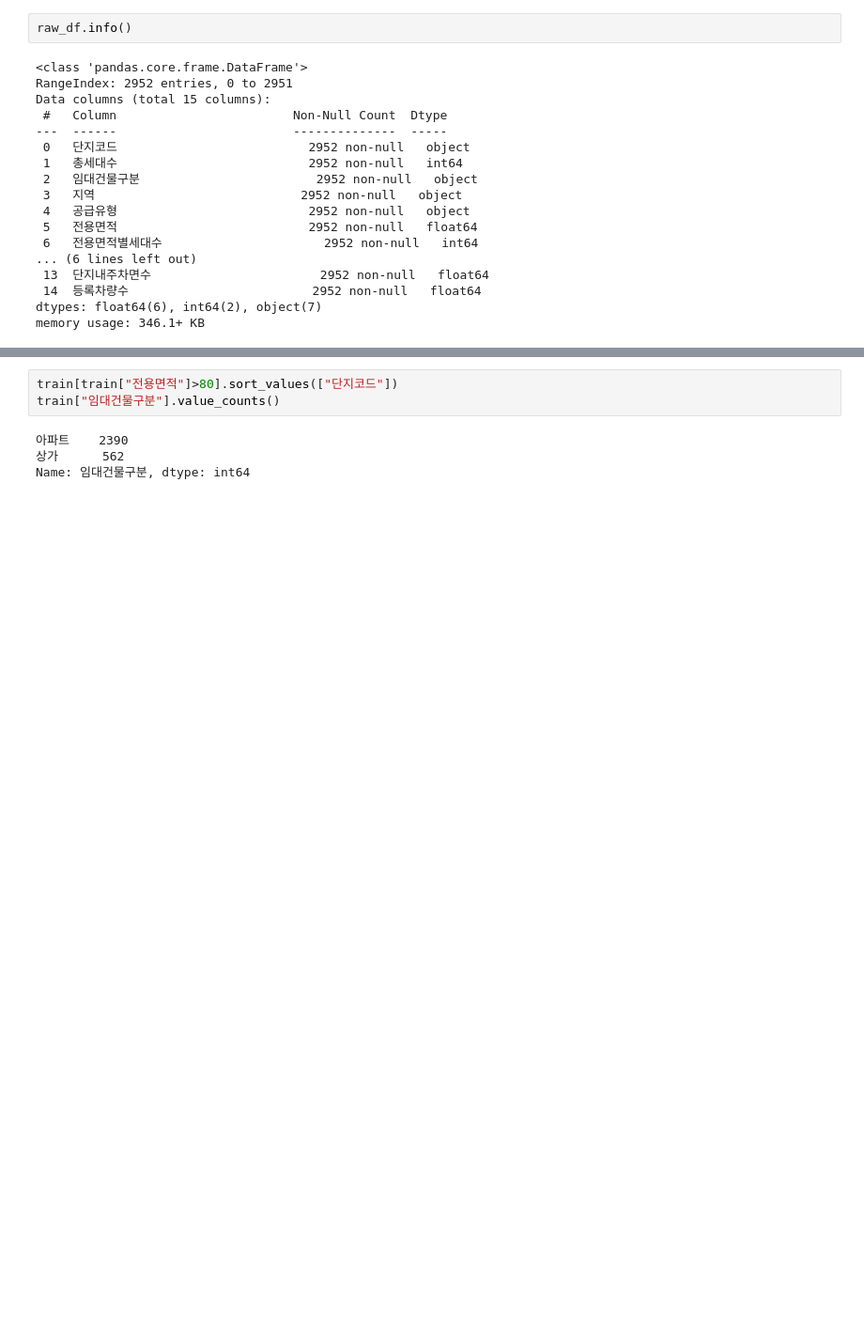
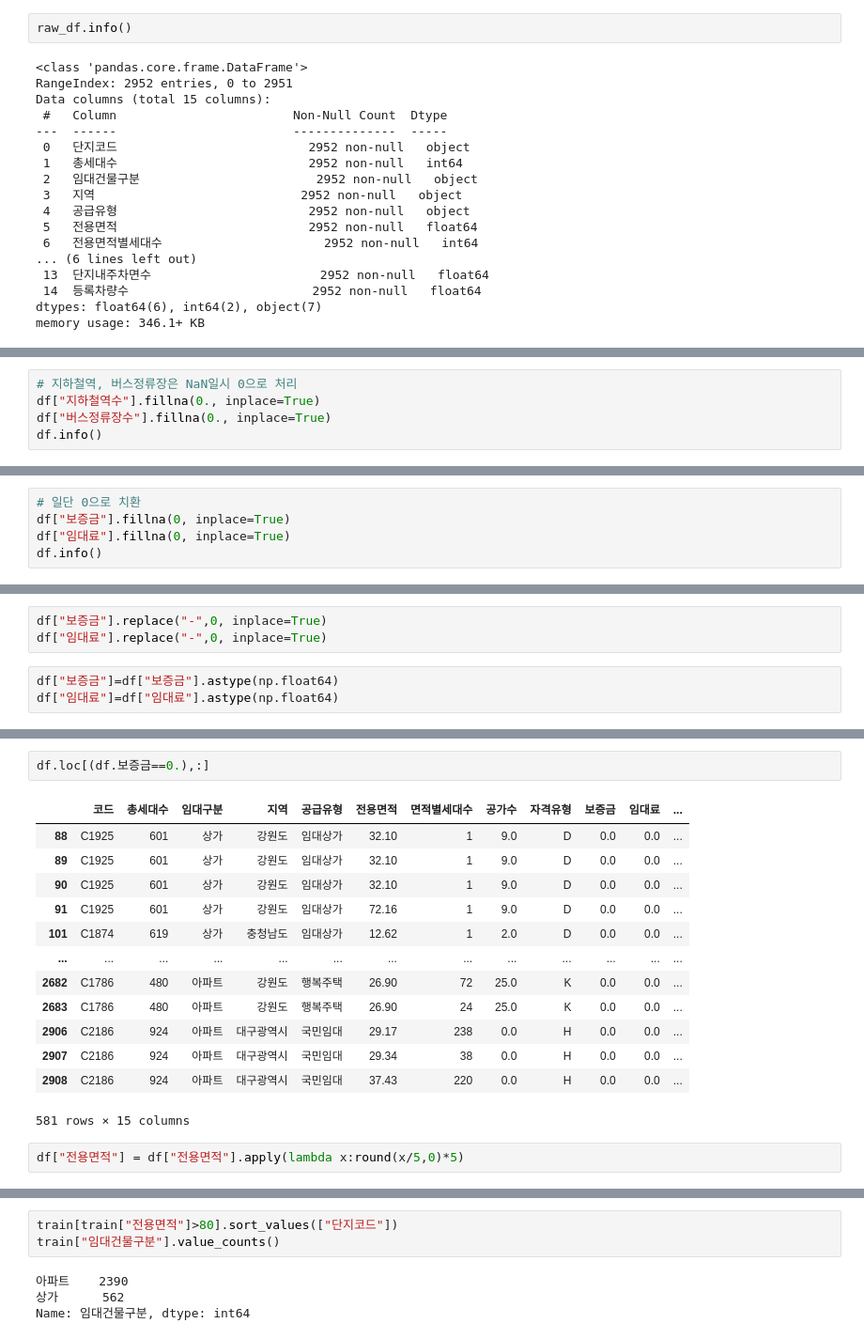
Before and after one commit to gustnekd47/DACON_parkingLot, a Jupyter notebook: main.ipynb, the cells around one changed output, grey strips where cells are left out. Shown at 94% size. Drawn from its saved outputs; the diff is of its cells as text; blank space fills up the shorter version.

```diff
--- a/main.ipynb
+++ b/main.ipynb
@@ -98,0 +97,5 @@ train["전용면적"] = train["전용면적"].apply(lambda x:round(x/5,0)*5)
+# %%
+# 지하철역, 버스정류장은 NaN일시 0으로 처리
+df["지하철역수"].fillna(0., inplace=True)
+df["버스정류장수"].fillna(0., inplace=True)
+df.info()
@@ -98,0 +125,5 @@ train["전용면적"] = train["전용면적"].apply(lambda x:round(x/5,0)*5)
+# %%
+# 일단 0으로 치환
+df["보증금"].fillna(0, inplace=True)
+df["임대료"].fillna(0, inplace=True)
+df.info()
@@ -98,0 +148,6 @@ train["전용면적"] = train["전용면적"].apply(lambda x:round(x/5,0)*5)
+# %%
+df["보증금"].replace("-",0, inplace=True)
+df["임대료"].replace("-",0, inplace=True)
+# %%
+df["보증금"]=df["보증금"].astype(np.float64)
+df["임대료"]=df["임대료"].astype(np.float64)
@@ -98,0 +174,18 @@ train["전용면적"] = train["전용면적"].apply(lambda x:round(x/5,0)*5)
+# %%
+df.loc[(df.보증금==0.),:]
+# %% [output]
+|  | 코드 | 총세대수 | 임대구분 | 지역 | 공급유형 | 전용면적 | 면적별세대수 | 공가수 | 자격유형 | 보증금 | 임대료 | ... |
+| 88 | C1925 | 601 | 상가 | 강원도 | 임대상가 | 32.10 | 1 | 9.0 | D | 0.0 | 0.0 | ... |
+| 89 | C1925 | 601 | 상가 | 강원도 | 임대상가 | 32.10 | 1 | 9.0 | D | 0.0 | 0.0 | ... |
+| 90 | C1925 | 601 | 상가 | 강원도 | 임대상가 | 32.10 | 1 | 9.0 | D | 0.0 | 0.0 | ... |
+| 91 | C1925 | 601 | 상가 | 강원도 | 임대상가 | 72.16 | 1 | 9.0 | D | 0.0 | 0.0 | ... |
+| 101 | C1874 | 619 | 상가 | 충청남도 | 임대상가 | 12.62 | 1 | 2.0 | D | 0.0 | 0.0 | ... |
+| ... | ... | ... | ... | ... | ... | ... | ... | ... | ... | ... | ... | ... |
+| 2682 | C1786 | 480 | 아파트 | 강원도 | 행복주택 | 26.90 | 72 | 25.0 | K | 0.0 | 0.0 | ... |
+| 2683 | C1786 | 480 | 아파트 | 강원도 | 행복주택 | 26.90 | 24 | 25.0 | K | 0.0 | 0.0 | ... |
+| 2906 | C2186 | 924 | 아파트 | 대구광역시 | 국민임대 | 29.17 | 238 | 0.0 | H | 0.0 | 0.0 | ... |
+| 2907 | C2186 | 924 | 아파트 | 대구광역시 | 국민임대 | 29.34 | 38 | 0.0 | H | 0.0 | 0.0 | ... |
+| 2908 | C2186 | 924 | 아파트 | 대구광역시 | 국민임대 | 37.43 | 220 | 0.0 | H | 0.0 | 0.0 | ... |
+581 rows × 15 columns
+# %%
+df["전용면적"] = df["전용면적"].apply(lambda x:round(x/5,0)*5)
```
Also changed, not shown: parts of 12 cells of this notebook.
